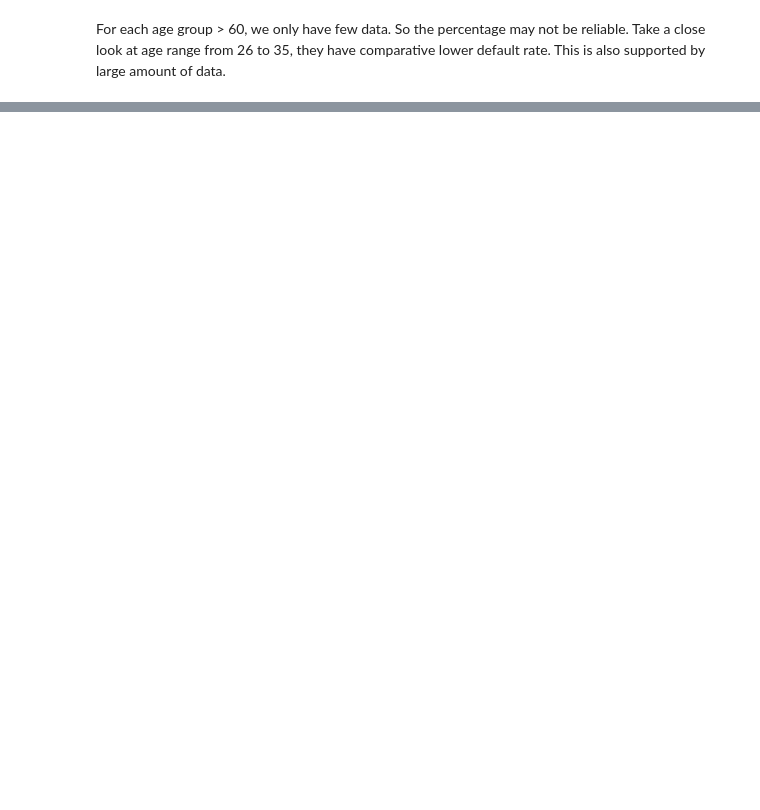
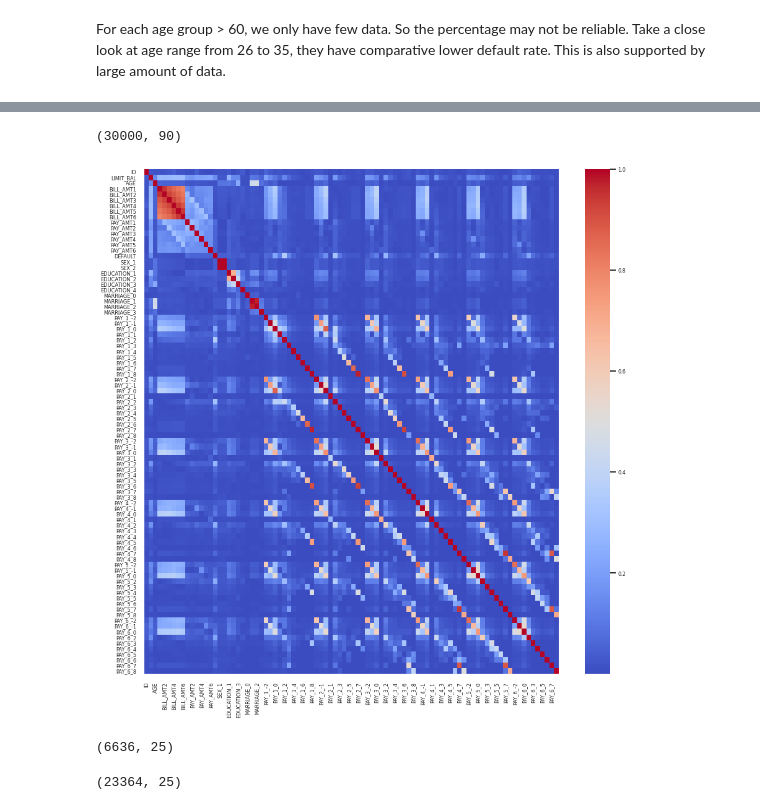
Before and after one commit to pranay2310/Credit-Card-Default-Prediction, a Jupyter notebook: Credit_Card_Default_Prediction_Capstone_Project.ipynb, the cells around one changed output, grey strips where cells are left out. Saved outputs shown, nothing was run; the diff lists cells and outputs as text; code cells hidden in the pictures; blank space fills up the shorter version.

```diff
--- a/Credit_Card_Default_Prediction_Capstone_Project.ipynb
+++ b/Credit_Card_Default_Prediction_Capstone_Project.ipynb
@@ -468,0 +609,7 @@ error2.sample(5)
+# %%
+# One hot encoding
+final_data = pd.get_dummies(df, columns=['SEX',
+                                         'EDUCATION',
+                                         'MARRIAGE',
+                                          'PAY_1',
+       'PAY_2', 'PAY_3', 'PAY_4', 'PAY_5', 'PAY_6'])
@@ -468,0 +626,17 @@ error2.sample(5)
+# %%
+final_data.shape
+# %% [output]
+(30000, 90)
+# %%
+ ## Correlation
+plt.figure(figsize=(15,15))
+correlation_1 = final_data.corr()
+sns.heatmap(abs(correlation_1), cmap='coolwarm')
+plt.show()
+# %% [output]
+[figure, added]
+# %%
+dfwith1 = df[df['DEFAULT'] == 1]
+dfwith1.shape
+# %% [output]
+(6636, 25)
@@ -468,0 +647,4 @@ error2.sample(5)
+# %%
+dfwith0.shape
+# %% [output]
+(23364, 25)
```
Also changed, not shown: parts of 76 cells of this notebook.
